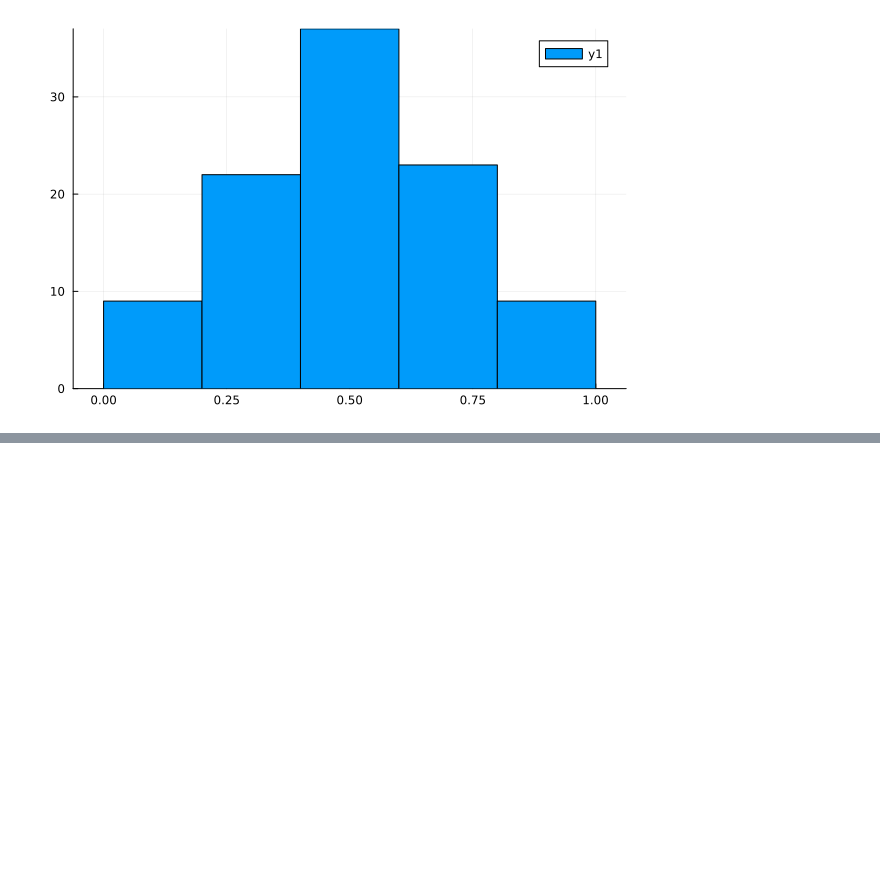
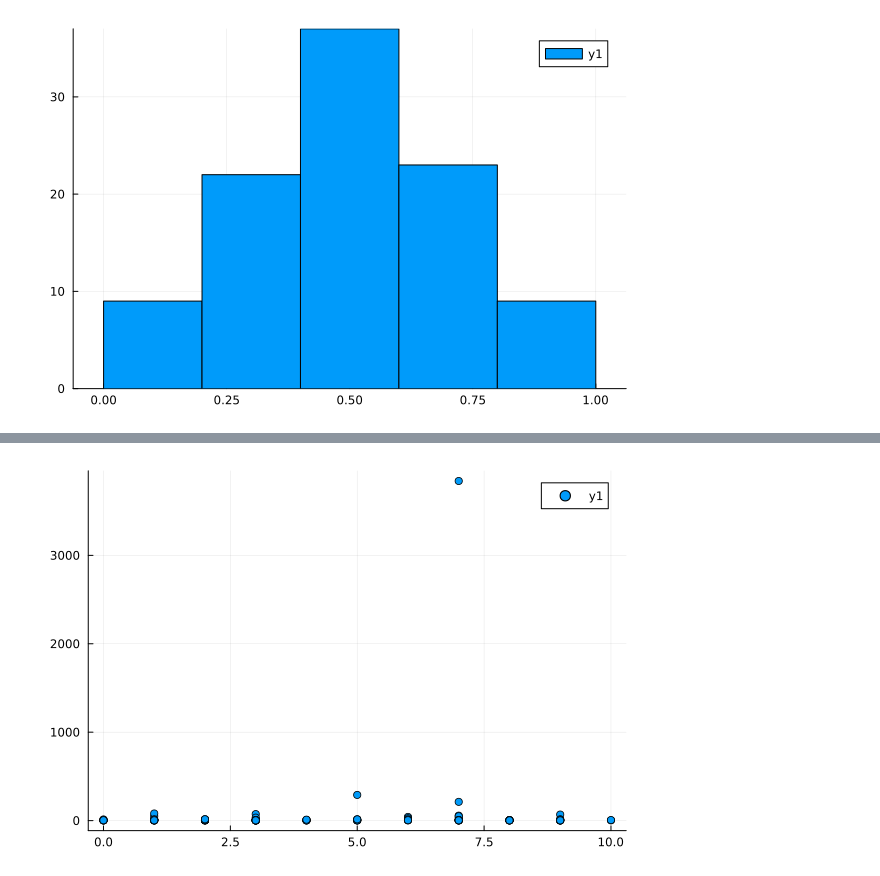
Before and after one commit to BraddWForster/learning_julia, a Jupyter notebook: coding_basics/examples.ipynb, the cells around one changed output, grey strips where cells are left out. Cells and saved outputs as stored; diff of their text form; code cells hidden in the pictures; blank space fills up the shorter version.

```diff
--- a/coding_basics/examples.ipynb
+++ b/coding_basics/examples.ipynb
@@ -83,0 +123,4 @@ A = 0.950613604968098
+# %%
+scatter(N_nf, X_nf)
+# %% [output]
+[figure, added]
```
Also changed, not shown: parts of 2 cells of this notebook.
